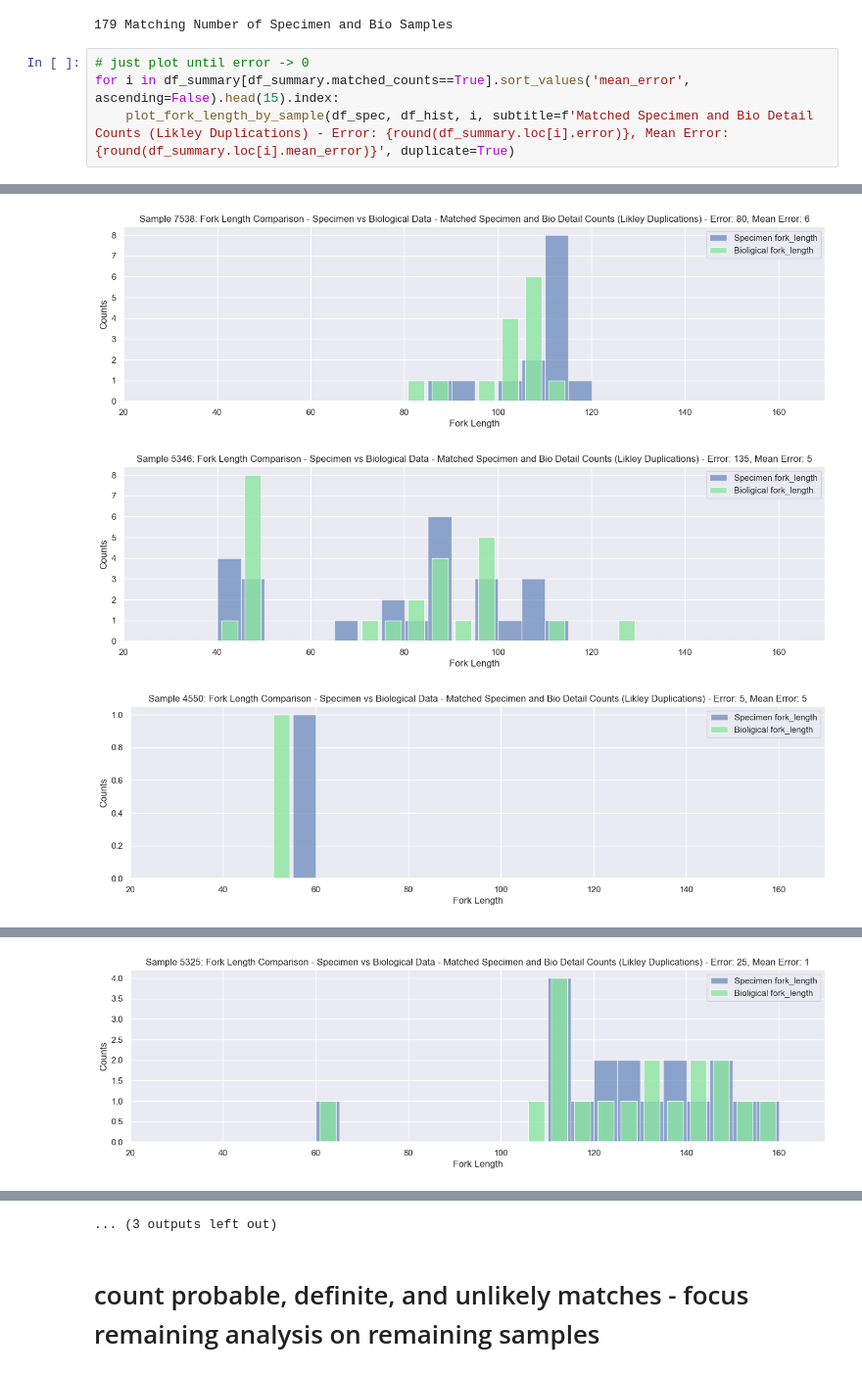
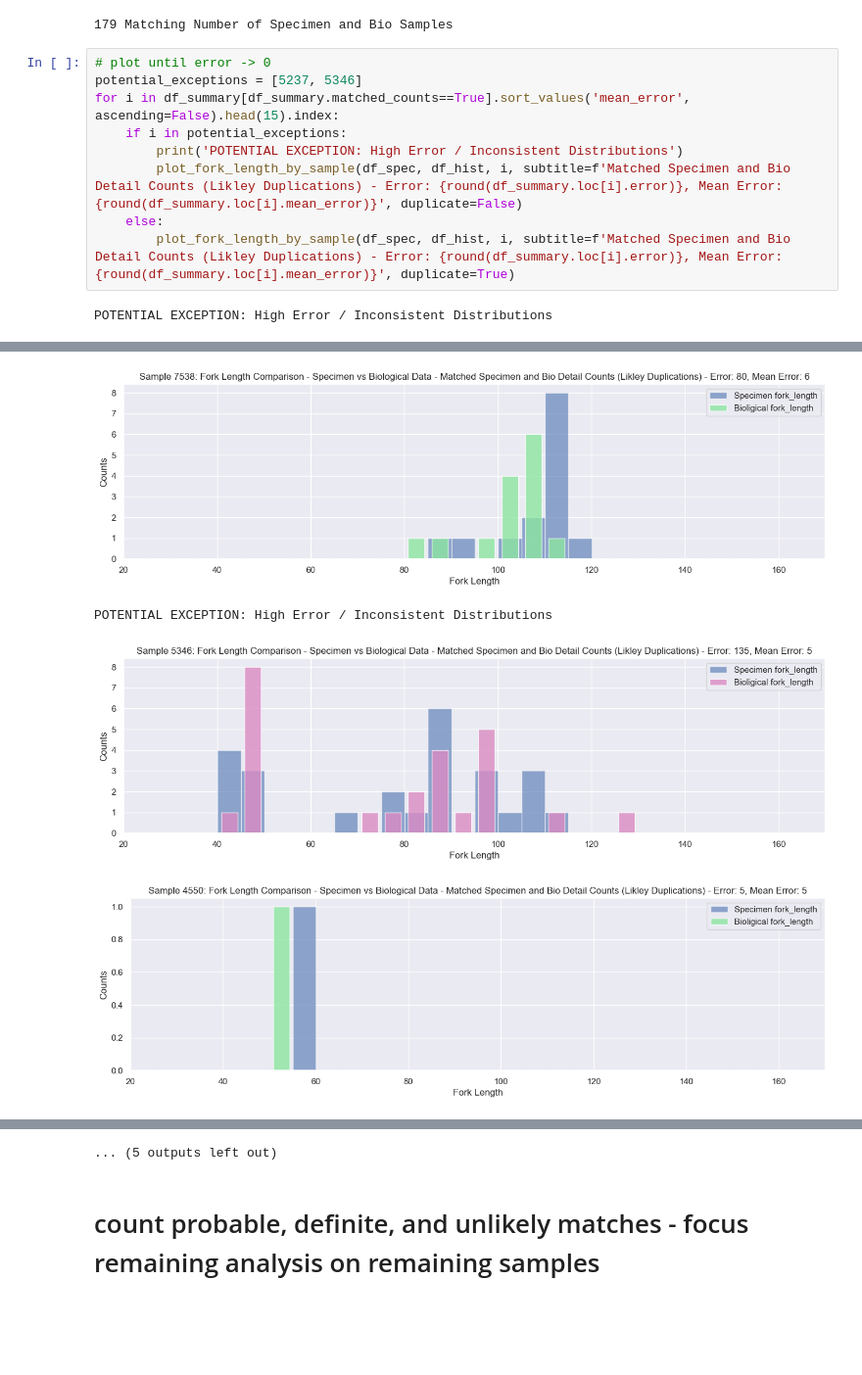
Before and after one commit to dfo-gulf-science/TrapNet-EDA, a Jupyter notebook: TrapNet_Findings_and_Recommendations.ipynb, the cells around one changed output, grey strips where cells are left out. Shown at 98% size. Drawn from its saved outputs; the diff is of its cells as text; blank space fills up the shorter version.

```diff
--- a/TrapNet_Findings_and_Recommendations.ipynb
+++ b/TrapNet_Findings_and_Recommendations.ipynb
@@ -209,7 +209,13 @@ print(df_summary[df_summary.matched_counts==True].shape[0], 'Matching Number of
 # %% [output]
 179 Matching Number of Specimen and Bio Samples
 # %%
-# just plot until error -> 0
+# plot until error -> 0
+potential_exceptions = [5237, 5346]
 for i in df_summary[df_summary.matched_counts==True].sort_values('mean_error', ascending=False).head(15).index:
-    plot_fork_length_by_sample(df_spec, df_hist, i, subtitle=f'Matched Specimen and Bio Detail Counts (Likley Duplications) - Error: {round(df_summary.loc[i].error)}, Mean Error: {round(df_summary.loc[i].mean_error)}', duplicate=True)
+    if i in potential_exceptions:
+        print('POTENTIAL EXCEPTION: High Error / Inconsistent Distributions')
+        plot_fork_length_by_sample(df_spec, df_hist, i, subtitle=f'Matched Specimen and Bio Detail Counts (Likley Duplications) - Error: {round(df_summary.loc[i].error)}, Mean Error: {round(df_summary.loc[i].mean_error)}', duplicate=False)
+    else:
+        plot_fork_length_by_sample(df_spec, df_hist, i, subtitle=f'Matched Specimen and Bio Detail Counts (Likley Duplications) - Error: {round(df_summary.loc[i].error)}, Mean Error: {round(df_summary.loc[i].mean_error)}', duplicate=True)
 # %% [output]
+POTENTIAL EXCEPTION: High Error / Inconsistent Distributions
@@ -217,5 +223,6 @@ for i in df_summary[df_summary.matched_counts==True].sort_values('mean_error', a
 [figure]
+POTENTIAL EXCEPTION: High Error / Inconsistent Distributions
-[figure, old version]
+[figure, new version]
 [figure]
 [figure]
 [figure]
@@ -223,4 +230,3 @@ for i in df_summary[df_summary.matched_counts==True].sort_values('mean_error', a
 [figure]
 [figure]
 [figure]
-[figure, removed]
@@ -228,4 +233,4 @@ for i in df_summary[df_summary.matched_counts==True].sort_values('mean_error', a
-... (3 outputs left out)
+... (5 outputs left out)
 # %% [markdown]
 # count probable, definite, and unlikely matches - focus remaining analysis on remaining samples
 # %%
```
Also changed, not shown: parts of 16 cells of this notebook, 2 other files.
